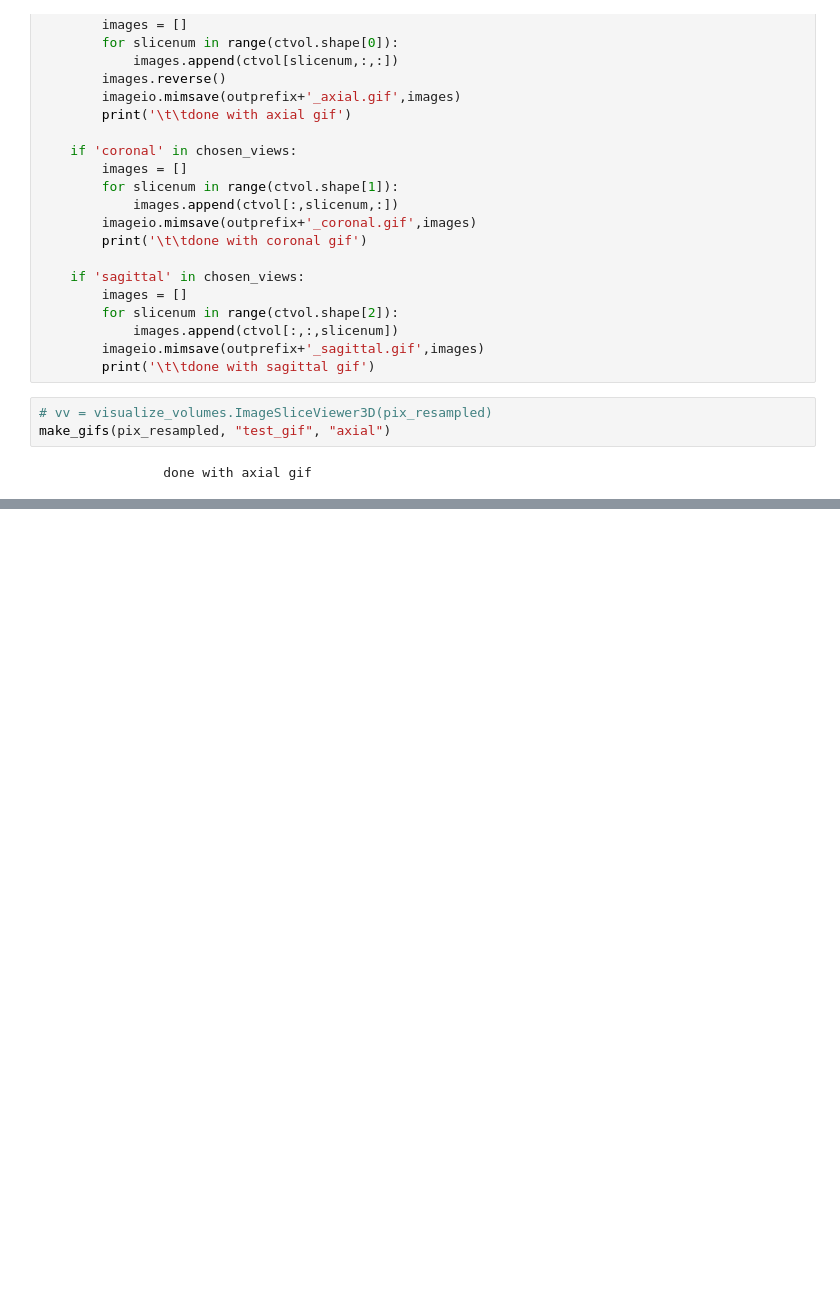
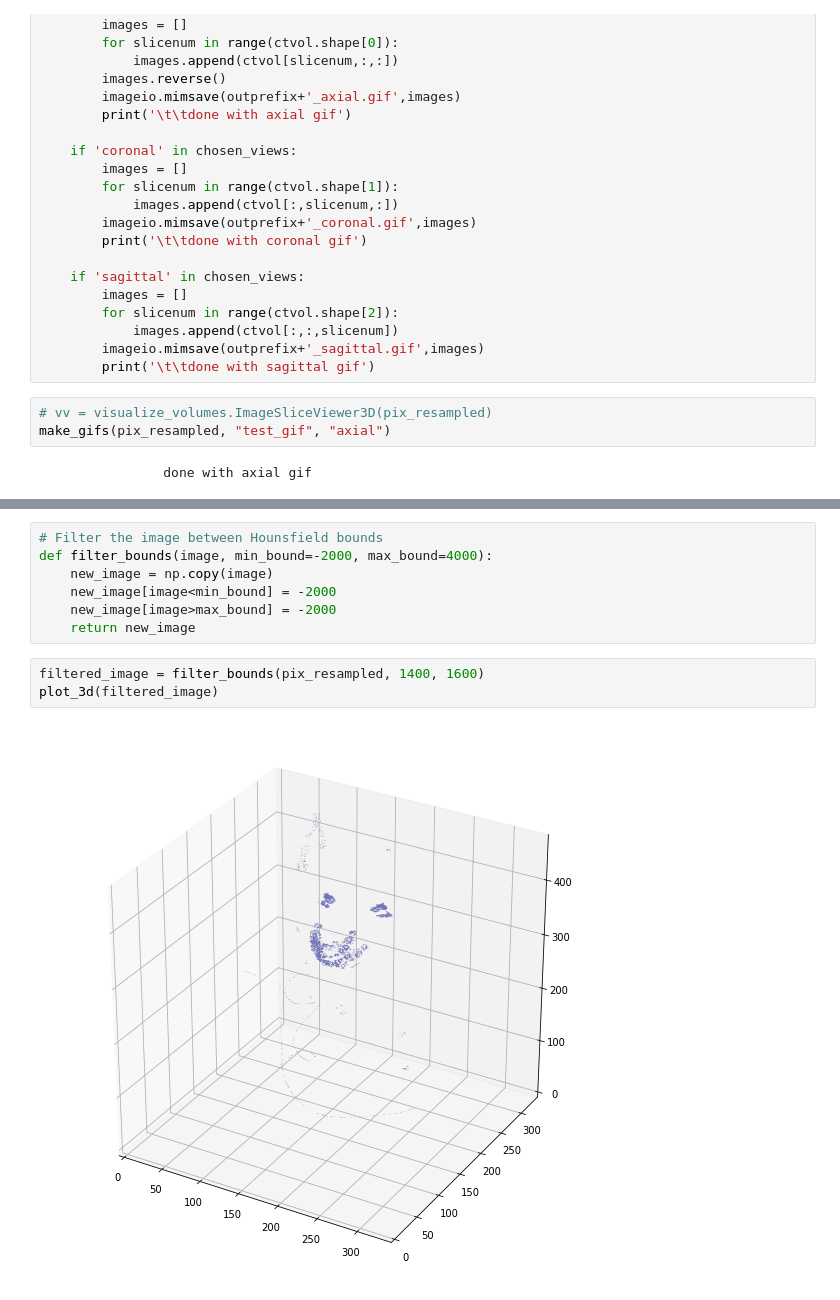
Before and after one commit to PlayWeird/utooth, a Jupyter notebook: preprocessing_dicom.ipynb, the cells around one changed output, grey strips where cells are left out. Saved outputs shown, nothing was run; the diff lists cells and outputs as text; blank space fills up the shorter version.

```diff
--- a/preprocessing_dicom.ipynb
+++ b/preprocessing_dicom.ipynb
@@ -165,3 +169,15 @@ make_gifs(pix_resampled, "test_gif", "axial")
                 done with axial gif
 # %% [markdown]
 ![SegmentLocal](test_gif_axial.gif "segment")
+# %%
+# Filter the image between Hounsfield bounds
+def filter_bounds(image, min_bound=-2000, max_bound=4000):
+    new_image = np.copy(image)
+    new_image[image<min_bound] = -2000
+    new_image[image>max_bound] = -2000
+    return new_image
+# %%
+filtered_image = filter_bounds(pix_resampled, 1400, 1600)
+plot_3d(filtered_image)
+# %% [output]
+[figure, added]
```
Also changed, not shown: parts of 12 cells of this notebook.
